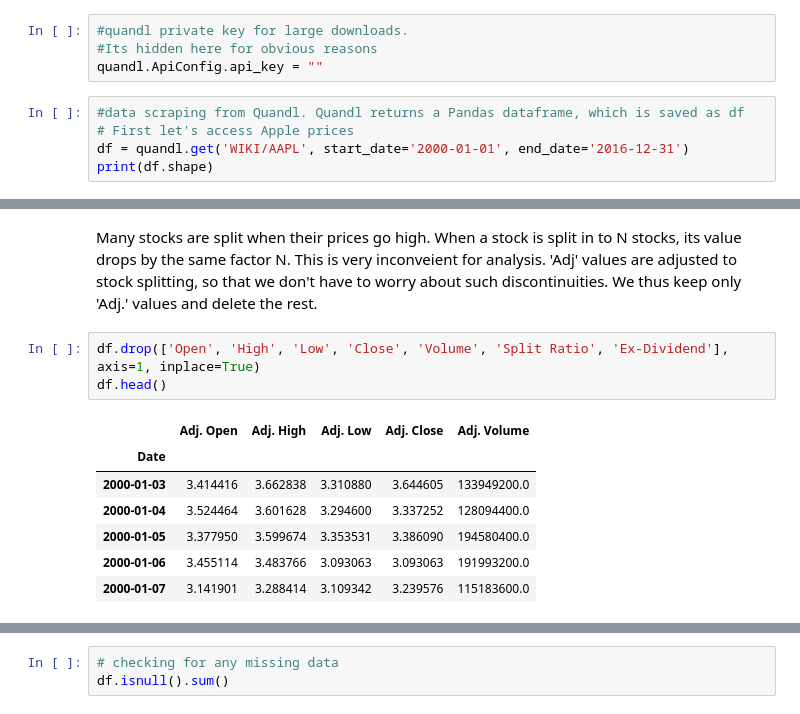
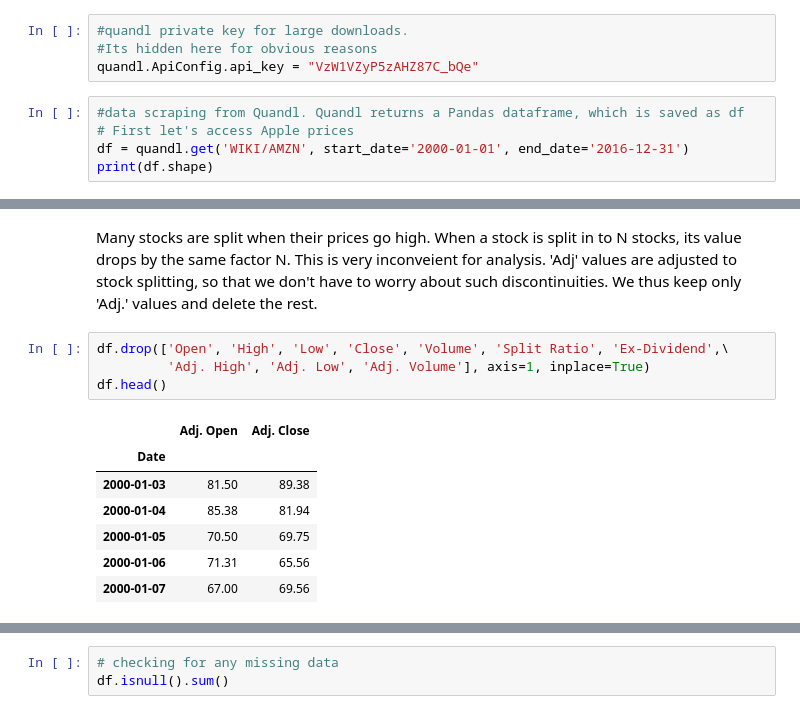
Before and after one commit to ngpraveen/Stock-Price, a Jupyter notebook: stock-prices.ipynb, the cells around one changed output, grey strips where cells are left out. Drawn from its saved outputs; the diff is of its cells as text.

```diff
--- a/stock-prices.ipynb
+++ b/stock-prices.ipynb
@@ -17,10 +17,10 @@ import pandas as pd
 # %%
 #quandl private key for large downloads.
 #Its hidden here for obvious reasons
-quandl.ApiConfig.api_key = ""
+quandl.ApiConfig.api_key = "VzW1VZyP5zAHZ87C_bQe"
 # %%
 #data scraping from Quandl. Quandl returns a Pandas dataframe, which is saved as df
 # First let's access Apple prices
-df = quandl.get('WIKI/AAPL', start_date='2000-01-01', end_date='2016-12-31')
+df = quandl.get('WIKI/AMZN', start_date='2000-01-01', end_date='2016-12-31')
 print(df.shape)
 # %% [output]
@@ -37,13 +37,14 @@ plt.title('Stock Price Chart')
 # %% [markdown]
 Many stocks are split when their prices go high. When a stock is split in to N stocks, its value drops by the same factor N. This is very inconveient for analysis. 'Adj' values are adjusted to stock splitting, so that we don't have to worry about such discontinuities. We thus keep only 'Adj.' values and delete the rest.
 # %%
-df.drop(['Open', 'High', 'Low', 'Close', 'Volume', 'Split Ratio', 'Ex-Dividend'], axis=1, inplace=True)
+df.drop(['Open', 'High', 'Low', 'Close', 'Volume', 'Split Ratio', 'Ex-Dividend',\
+         'Adj. High', 'Adj. Low', 'Adj. Volume'], axis=1, inplace=True)
 df.head()
 # %% [output]
-|  | Adj. Open | Adj. High | Adj. Low | Adj. Close | Adj. Volume |
-| Date |  |  |  |  |  |
-| 2000-01-03 | 3.414416 | 3.662838 | 3.310880 | 3.644605 | 133949200.0 |
-| 2000-01-04 | 3.524464 | 3.601628 | 3.294600 | 3.337252 | 128094400.0 |
-| 2000-01-05 | 3.377950 | 3.599674 | 3.353531 | 3.386090 | 194580400.0 |
-| 2000-01-06 | 3.455114 | 3.483766 | 3.093063 | 3.093063 | 191993200.0 |
-| 2000-01-07 | 3.141901 | 3.288414 | 3.109342 | 3.239576 | 115183600.0 |
+|  | Adj. Open | Adj. Close |
+| Date |  |  |
+| 2000-01-03 | 81.50 | 89.38 |
+| 2000-01-04 | 85.38 | 81.94 |
+| 2000-01-05 | 70.50 | 69.75 |
+| 2000-01-06 | 71.31 | 65.56 |
+| 2000-01-07 | 67.00 | 69.56 |
```
Also changed, not shown: parts of 8 cells of this notebook.
